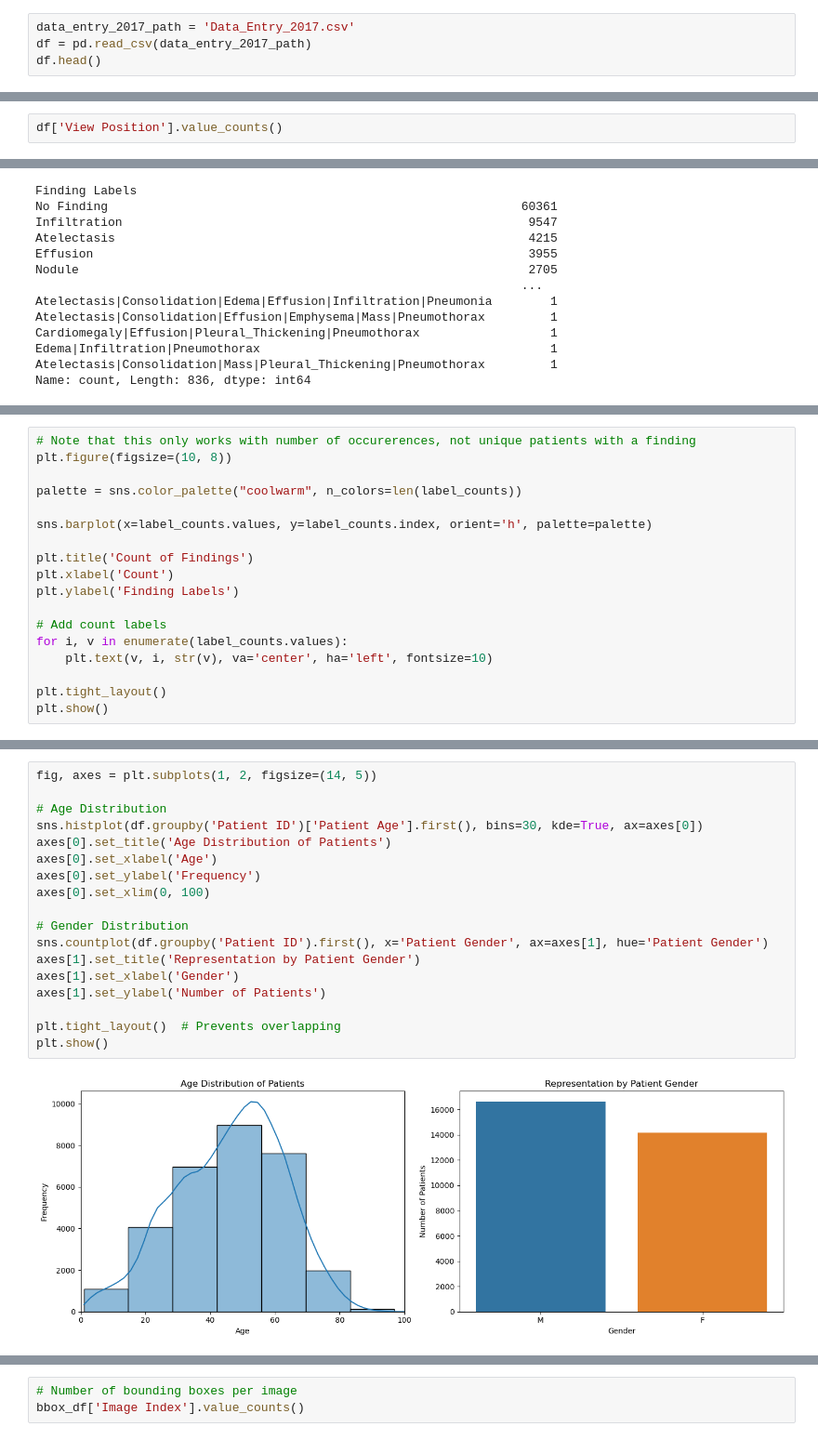
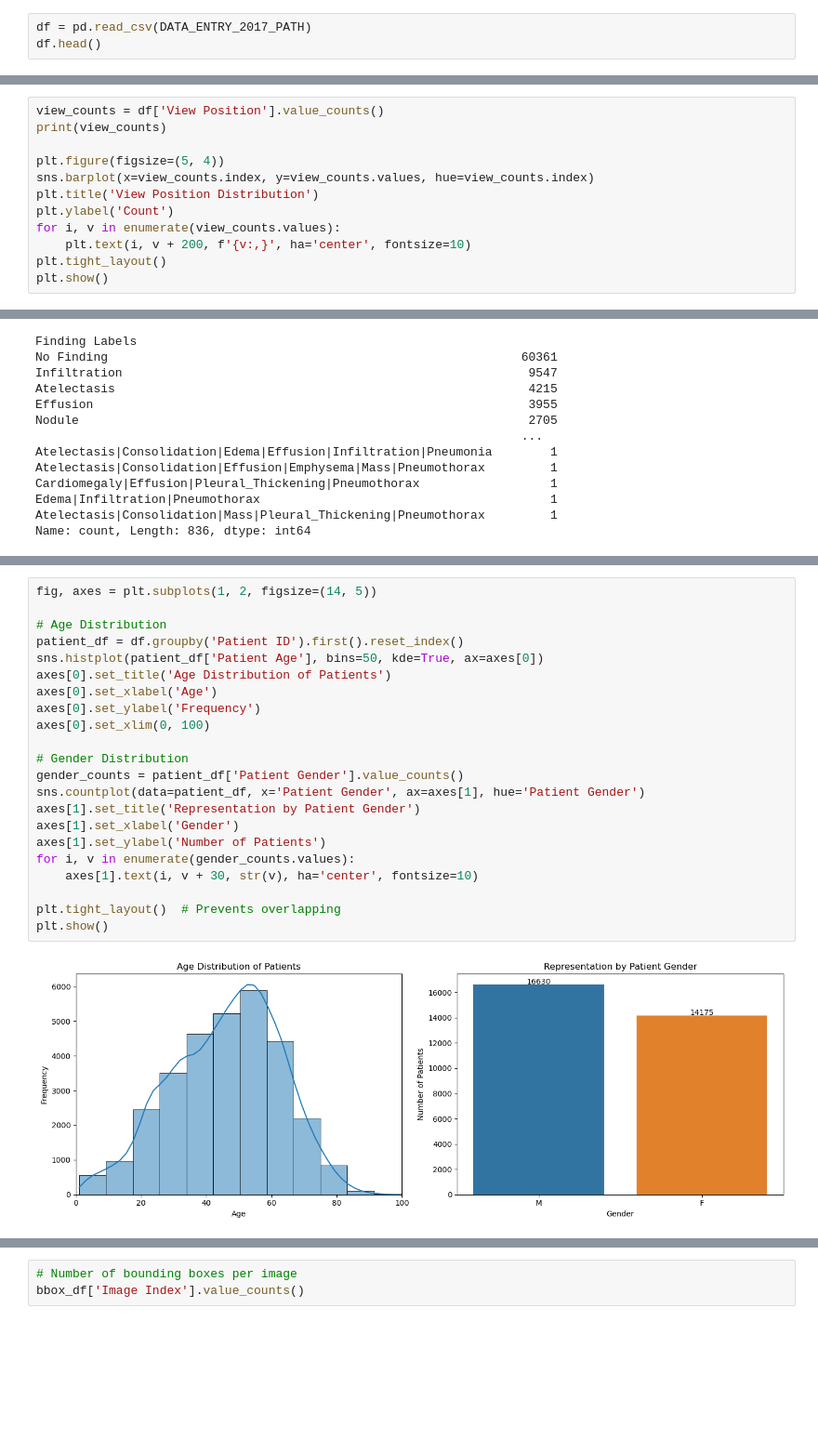
Before and after one commit to k-phantastic/NIH-XRay-Segmentation, a Jupyter notebook: metadata_eda.ipynb, the cells around one changed output, grey strips where cells are left out. Shown at 93% size. Drawn from its saved outputs; the diff is of its cells as text; blank space fills up the shorter version.

```diff
--- a/metadata_eda.ipynb
+++ b/metadata_eda.ipynb
@@ -24,6 +29,5 @@ pd.set_option('display.max_columns', None)
 # %%
-data_entry_2017_path = 'Data_Entry_2017.csv'
-df = pd.read_csv(data_entry_2017_path)
+df = pd.read_csv(DATA_ENTRY_2017_PATH)
 df.head()
 # %% [output]
 |  | Image Index | Finding Labels | Follow-up # | Patient ID | Patient Age | Patient Gender | View Position | ... |
@@ -60,7 +64,17 @@ Unique patients: 30805
 Number of unique findings: 836
 Average images per patient: 3.64
 # %%
-df['View Position'].value_counts()
+view_counts = df['View Position'].value_counts()
+print(view_counts)
+
+plt.figure(figsize=(5, 4))
+sns.barplot(x=view_counts.index, y=view_counts.values, hue=view_counts.index)
+plt.title('View Position Distribution')
+plt.ylabel('Count')
+for i, v in enumerate(view_counts.values):
+    plt.text(i, v + 200, f'{v:,}', ha='center', fontsize=10)
+plt.tight_layout()
+plt.show()
 # %% [output]
 View Position
 PA    67310
@@ -109,18 +116,0 @@ Name: count, dtype: int64
-# %%
-# Note that this only works with number of occurerences, not unique patients with a finding
-plt.figure(figsize=(10, 8))
-
-palette = sns.color_palette("coolwarm", n_colors=len(label_counts))
-
-sns.barplot(x=label_counts.values, y=label_counts.index, orient='h', palette=palette)
-
-plt.title('Count of Findings')
-plt.xlabel('Count')
-plt.ylabel('Finding Labels')
-
-# Add count labels
-for i, v in enumerate(label_counts.values):
-    plt.text(v, i, str(v), va='center', ha='left', fontsize=10)
-
-plt.tight_layout()
-plt.show()
@@ -144,20 +129,24 @@ df.describe()
 # %%
 fig, axes = plt.subplots(1, 2, figsize=(14, 5))
 
 # Age Distribution
-sns.histplot(df.groupby('Patient ID')['Patient Age'].first(), bins=30, kde=True, ax=axes[0])
+patient_df = df.groupby('Patient ID').first().reset_index()
+sns.histplot(patient_df['Patient Age'], bins=50, kde=True, ax=axes[0])
 axes[0].set_title('Age Distribution of Patients')
 axes[0].set_xlabel('Age')
 axes[0].set_ylabel('Frequency')
 axes[0].set_xlim(0, 100)
 
 # Gender Distribution
-sns.countplot(df.groupby('Patient ID').first(), x='Patient Gender', ax=axes[1], hue='Patient Gender')
+gender_counts = patient_df['Patient Gender'].value_counts()
+sns.countplot(data=patient_df, x='Patient Gender', ax=axes[1], hue='Patient Gender')
 axes[1].set_title('Representation by Patient Gender')
 axes[1].set_xlabel('Gender')
 axes[1].set_ylabel('Number of Patients')
+for i, v in enumerate(gender_counts.values):
+    axes[1].text(i, v + 30, str(v), ha='center', fontsize=10)
 
 plt.tight_layout()  # Prevents overlapping
 plt.show()
 # %% [output]
-[figure, old version]
+[figure, new version]
```
Also changed, not shown: parts of 21 cells of this notebook, 4 other files.
